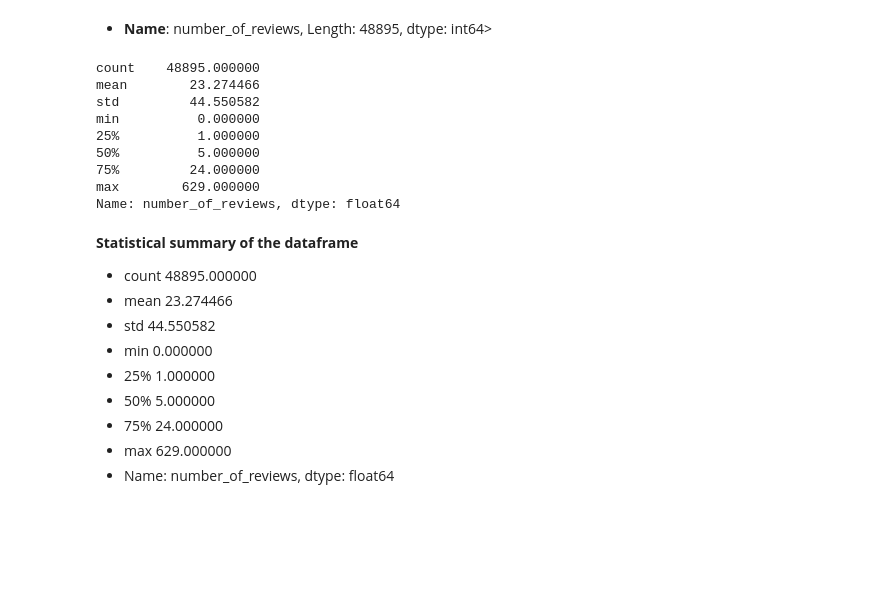
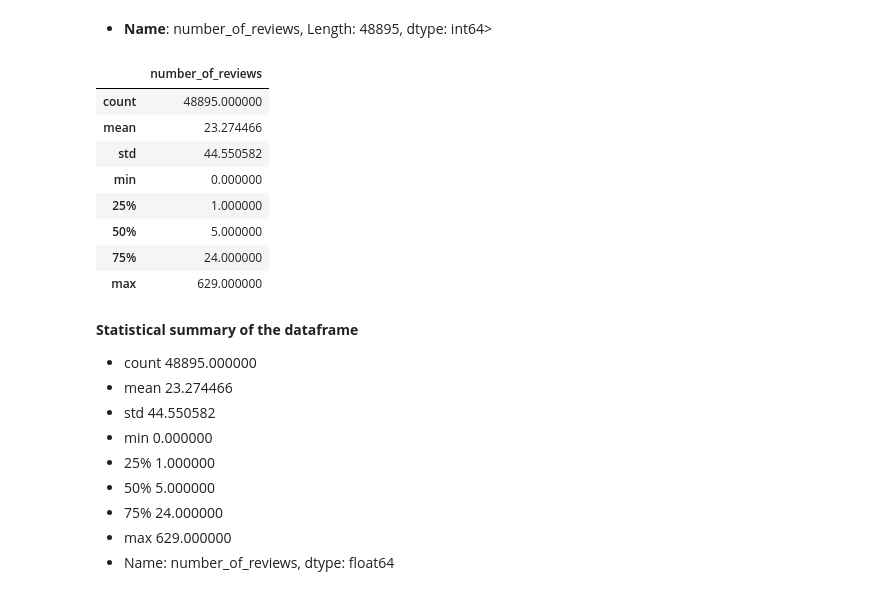
Before and after one commit to NehaGupta-DataScientists/AirbnbBookingAnalysis-, a Jupyter notebook: My_Airbnb_Bookings_Analysis_Capstone_Project.ipynb, the cells around one changed output. Saved outputs shown, nothing was run; the diff lists cells and outputs as text; code cells hidden in the pictures; blank space fills up the shorter version.

```diff
--- a/My_Airbnb_Bookings_Analysis_Capstone_Project.ipynb
+++ b/My_Airbnb_Bookings_Analysis_Capstone_Project.ipynb
@@ -188,17 +188,17 @@ Name: number_of_reviews, Length: 48895, dtype: int64>
 # %%
 # To return the statistical summary of the dataframe like percentage,count , mean ,std, min , max
 
-data_frame['number_of_reviews'].describe()
+data_frame[['number_of_reviews']].describe()
 # %% [output]
-count    48895.000000
-mean        23.274466
-std         44.550582
-min          0.000000
-25%          1.000000
-50%          5.000000
-75%         24.000000
-max        629.000000
-Name: number_of_reviews, dtype: float64
+|  | number_of_reviews |
+| count | 48895.000000 |
+| mean | 23.274466 |
+| std | 44.550582 |
+| min | 0.000000 |
+| 25% | 1.000000 |
+| 50% | 5.000000 |
+| 75% | 24.000000 |
+| max | 629.000000 |
 # %% [markdown]
 **Statistical summary of the dataframe**
 
```
